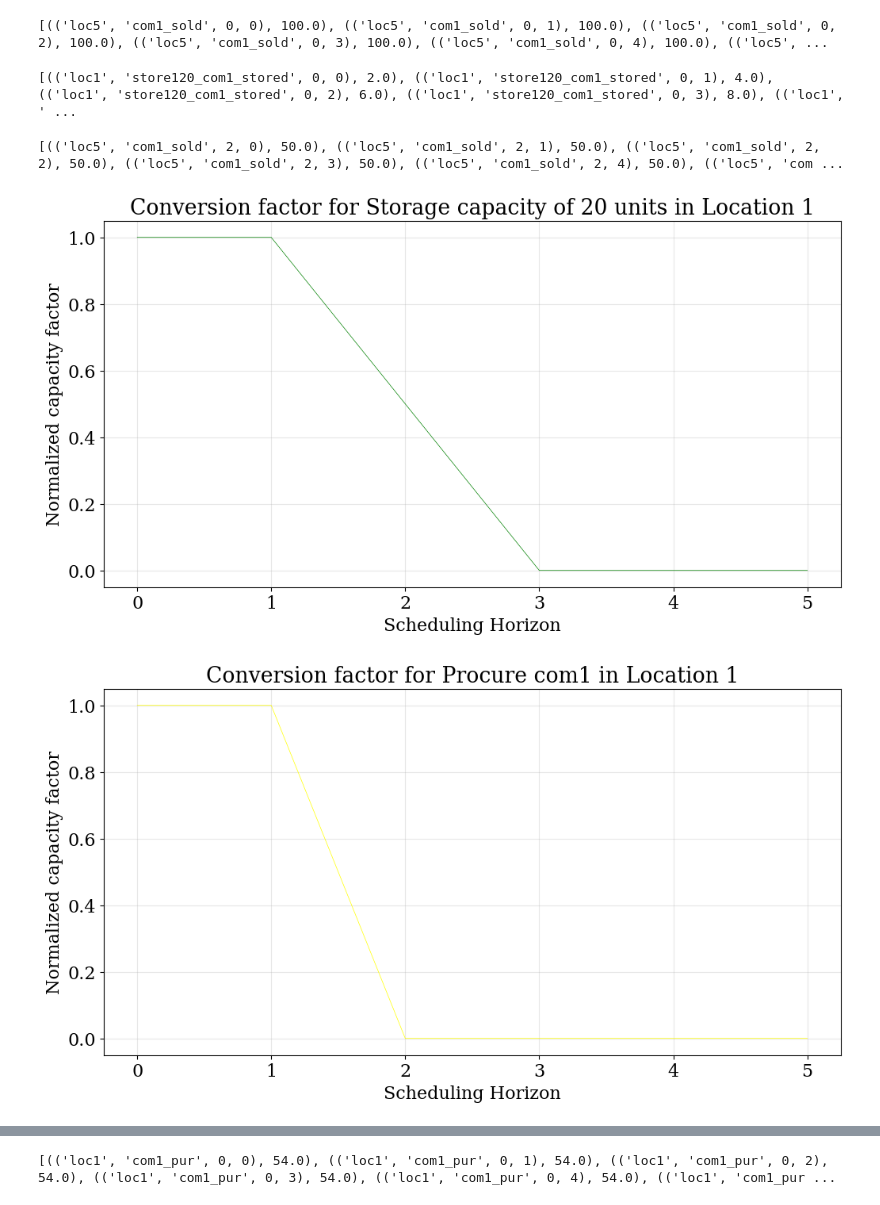
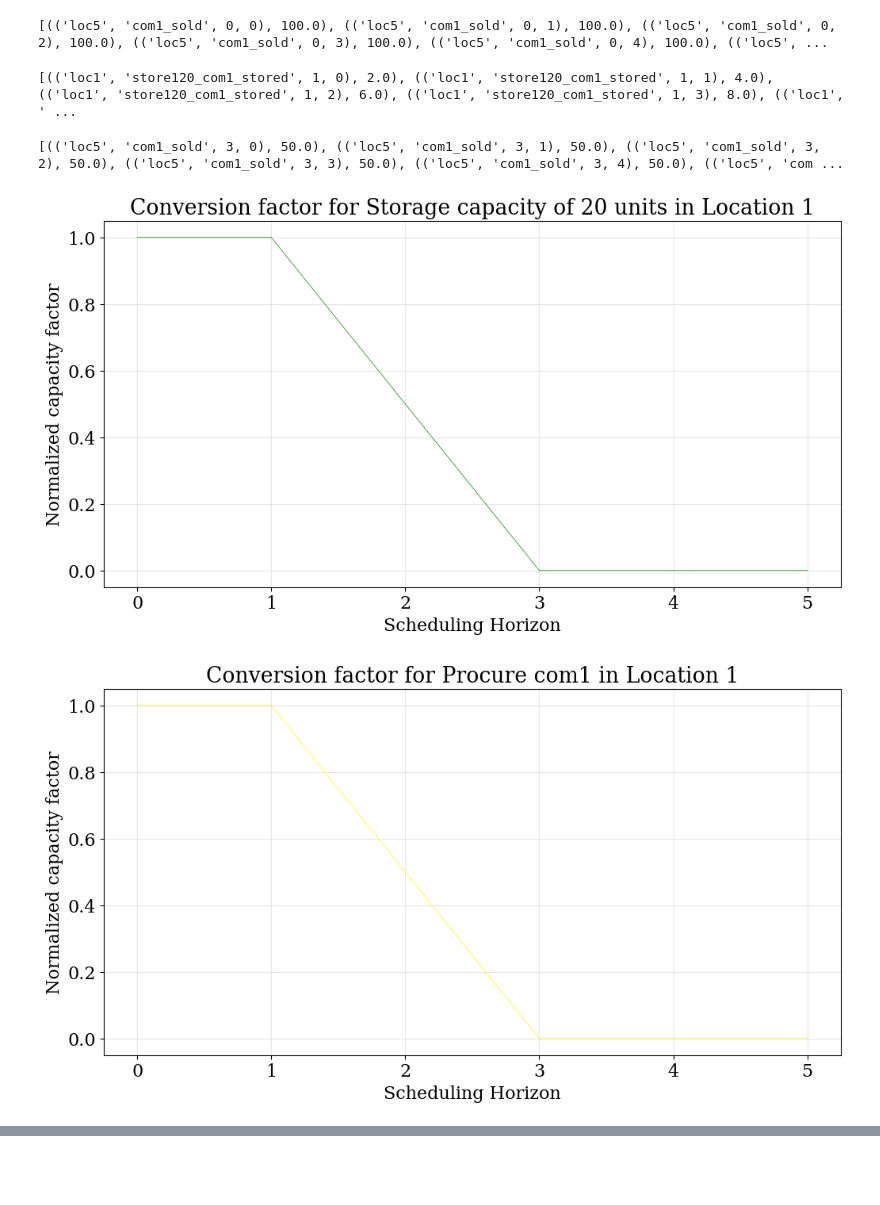
Before and after one commit to TAMUparametric/energiapy, a Jupyter notebook: docs/notebooks/ivanov-model/ICS_NodeDisturbance.ipynb, the cells around one changed output, grey strips where cells are left out. Drawn from its saved outputs; the diff is of its cells as text; code cells hidden in the pictures; blank space fills up the shorter version.

```diff
--- a/docs/notebooks/ivanov-model/ICS_NodeDisturbance.ipynb
+++ b/docs/notebooks/ivanov-model/ICS_NodeDisturbance.ipynb
@@ -23,8 +23,9 @@ _coms = 1  # Number of commodities                             (rho)
 _exec_scenarios = 6  # Number of execution scenarios                     (chi)
 
 M = 1e6  # Big M
-loc1_capacity_factor = pandas.DataFrame(data={'com1_store10': [0,0,0,0,0,0], 'com1_store20': [1, 1, 0.5, 0, 0, 0], 'com1_procure': [1, 1, 0, 0, 0, 0]})
-loc7_capacity_factor = pandas.DataFrame(data={'com1_store10': [1, 1, 1, 0.5, 0, 0], 'com1_store20': [0,0,0,0,0,0], 'com1_procure': [0,0,0,0,0,0]})
+loc1_capacity_factor = pandas.DataFrame(data={'com1_store10': [0]*_exec_scenarios, 'com1_store20': [1, 1, 0.5, 0, 0, 0], 'com1_store50': [0]*_exec_scenarios, 'com1_procure': [1, 1, 0.5, 0, 0, 0]})
+loc4_capacity_factor = pandas.DataFrame(data={'com1_store10': [0]*_exec_scenarios, 'com1_store20': [0]*_exec_scenarios, 'com1_store50': [1,1,1,1,0.5,0], 'com1_procure': [0]*_exec_scenarios})
+loc7_capacity_factor = pandas.DataFrame(data={'com1_store10': [1, 1, 1, 0.5, 0, 0], 'com1_store20': [0]*_exec_scenarios, 'com1_store50': [0]*_exec_scenarios, 'com1_procure': [0]*_exec_scenarios})
 
 # Define temporal scales
 scales = TemporalScale(discretization_list=[_exec_scenarios, _time_intervals])
@@ -52,25 +53,25 @@ com1_store10 = Process(name='store110', storage=com1, store_max=10/_coms, prod_m
 com1_store20 = Process(name='store120', storage=com1, store_max=20/_coms, prod_max=M, capex=200, vopex=2,
                   label="Storage capacity of 20 units", varying=[VaryingProcess.DETERMINISTIC_CAPACITY])
 com1_store50 = Process(name='store150', storage=com1, store_max=50/_coms, prod_max=M, capex=500, vopex=5,
-                  label="Storage capacity of 50 units")
+                  label="Storage capacity of 50 units", varying=[VaryingProcess.DETERMINISTIC_CAPACITY])
 # %%
 # ======================================================================================================================
 # Declare locations/warehouses
 # ======================================================================================================================
 loc1 = Location(name='loc1', processes={com1_procure, com1_store20}, label="Location 1", scales=scales, demand_scale_level=1,
-                capacity_scale_level=0, availability_scale_level=0, capacity_factor= {com1_store10: loc1_capacity_factor[['com1_store10']], com1_store20: loc1_capacity_factor[['com1_store20']], com1_procure: loc1_capacity_factor[['com1_procure']]})
+                capacity_scale_level=0, availability_scale_level=0, capacity_factor= {com1_store10: loc1_capacity_factor[['com1_store10']], com1_store20: loc1_capacity_factor[['com1_store20']], com1_store50: loc1_capacity_factor[['com1_store50']], com1_procure: loc1_capacity_factor[['com1_procure']]})
 loc2 = Location(name='loc2', processes={com1_store20}, label="Location 2", scales=scales, demand_scale_level=1,
                 capacity_scale_level=0, availability_scale_level=0)
 loc3 = Location(name='loc3', processes={com1_store20}, label="Location 3", scales=scales, demand_scale_level=1,
                 capacity_scale_level=0, availability_scale_level=0)
 loc4 = Location(name='loc4', processes={com1_store50}, label="Location 4", scales=scales, demand_scale_level=1,
-                capacity_scale_level=0, availability_scale_level=0)
+                capacity_scale_level=0, availability_scale_level=0, capacity_factor= {com1_store10: loc4_capacity_factor[['com1_store10']], com1_store20: loc4_capacity_factor[['com1_store20']], com1_store50: loc4_capacity_factor[['com1_store50']], com1_procure: loc4_capacity_factor[['com1_procure']]})
 loc5 = Location(name='loc5', processes={com1_store50, com1_sell}, label="Location 5", scales=scales, demand_scale_level=1,
                 capacity_scale_level=0, availability_scale_level=0)
 loc6 = Location(name='loc6', processes={com1_procure, com1_store10}, label="Location 6", scales=scales, demand_scale_level=1,
                 capacity_scale_level=0, availability_scale_level=0)
 loc7 = Location(name='loc7', processes={com1_store10}, label="Location 7", scales=scales, demand_scale_level=1,
-                capacity_scale_level=0, availability_scale_level=0, capacity_factor={com1_store10: loc7_capacity_factor[['com1_store10']], com1_store20: loc7_capacity_factor[['com1_store20']], com1_procure: loc7_capacity_factor[['com1_procure']]})
+                capacity_scale_level=0, availability_scale_level=0, capacity_factor={com1_store10: loc7_capacity_factor[['com1_store10']], com1_store20: loc7_capacity_factor[['com1_store20']], com1_store50: loc4_capacity_factor[['com1_store50']], com1_procure: loc7_capacity_factor[['com1_procure']]})
 # %%
 # ======================================================================================================================
 # Declare transport/trucks
@@ -196,17 +177,17 @@ print([(key, value) for key, value in results.output['S'].items() if value != 0]
 # %%
 print([(key, value) for key, value in results.output['Inv'].items() if value != 0])
 # %% [output]
-[(('loc1', 'store120_com1_stored', 0, 0), 2.0), (('loc1', 'store120_com1_stored', 0, 1), 4.0), (('loc1', 'store120_com1_stored', 0, 2), 6.0), (('loc1', 'store120_com1_stored', 0, 3), 8.0), (('loc1', ' ...
+[(('loc1', 'store120_com1_stored', 1, 0), 2.0), (('loc1', 'store120_com1_stored', 1, 1), 4.0), (('loc1', 'store120_com1_stored', 1, 2), 6.0), (('loc1', 'store120_com1_stored', 1, 3), 8.0), (('loc1', ' ...
 # %%
 print([(key, value) for key, value in results.output['Demand_penalty'].items() if value != 0])
 # %% [output]
-[(('loc5', 'com1_sold', 2, 0), 50.0), (('loc5', 'com1_sold', 2, 1), 50.0), (('loc5', 'com1_sold', 2, 2), 50.0), (('loc5', 'com1_sold', 2, 3), 50.0), (('loc5', 'com1_sold', 2, 4), 50.0), (('loc5', 'com ...
+[(('loc5', 'com1_sold', 3, 0), 50.0), (('loc5', 'com1_sold', 3, 1), 50.0), (('loc5', 'com1_sold', 3, 2), 50.0), (('loc5', 'com1_sold', 3, 3), 50.0), (('loc5', 'com1_sold', 3, 4), 50.0), (('loc5', 'com ...
 # %%
 plot_location.capacity_factor(location=loc1, process=com1_store20, color='green')
 plot_location.capacity_factor(location=loc1, process=com1_procure, color='yellow')
 plot_location.capacity_factor(location=loc7, process=com1_store10, color='green')
-# plot_location.availability_factor(resource=com1_pur,location=loc6,color='green')
+plot_location.capacity_factor(location=loc4, process=com1_store50, color='yellow')
 # %% [output]
 [figure]
-[figure, old version]
+[figure, new version]
 [figure]
@@ -213,6 +195,4 @@ plot_location.capacity_factor(location=loc7, process=com1_store10, color='green'
 # %%
 print([(key, value) for key, value in results.output['C'].items() if value != 0 and key[0]=='loc1'])
-# %% [output]
-[(('loc1', 'com1_pur', 0, 0), 54.0), (('loc1', 'com1_pur', 0, 1), 54.0), (('loc1', 'com1_pur', 0, 2), 54.0), (('loc1', 'com1_pur', 0, 3), 54.0), (('loc1', 'com1_pur', 0, 4), 54.0), (('loc1', 'com1_pur ...
 # %%
 print([(key, value) for key, value in results.output['C'].items() if value != 0 and key[0]=='loc6'])
```
Also changed, not shown: parts of 11 cells of this notebook, 1 other file.
